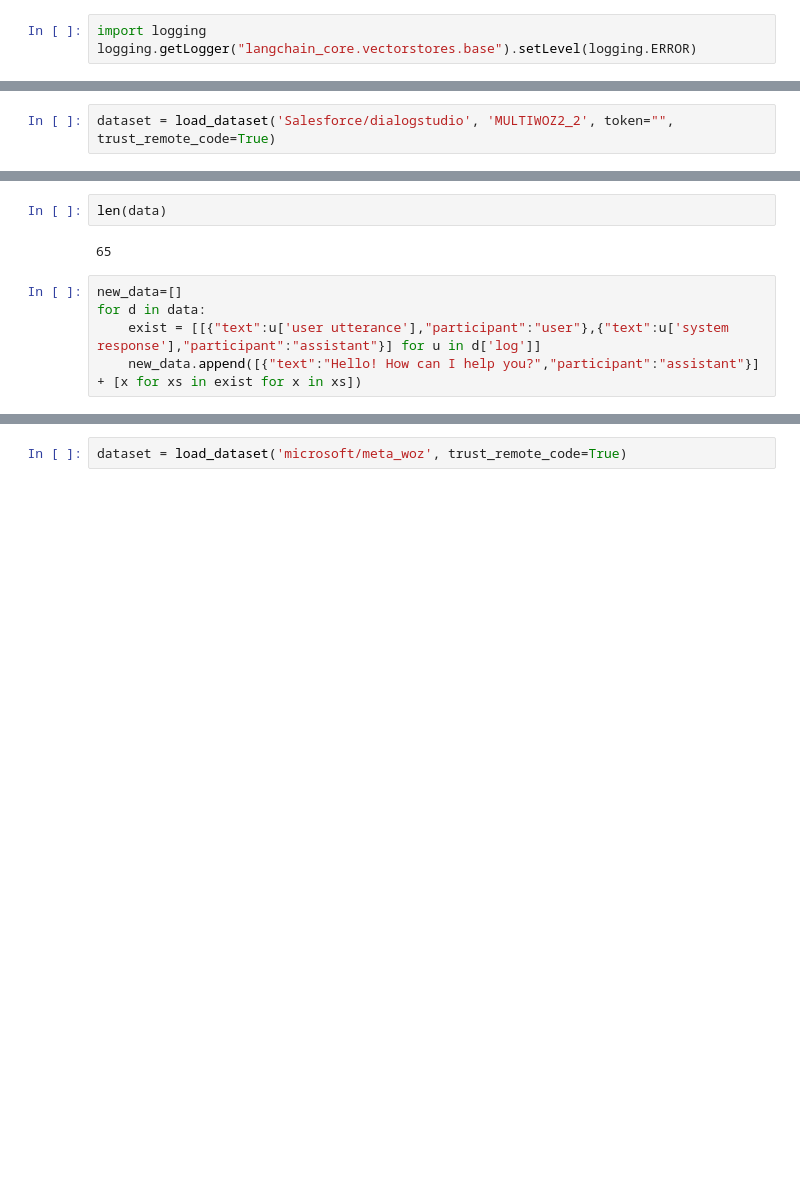
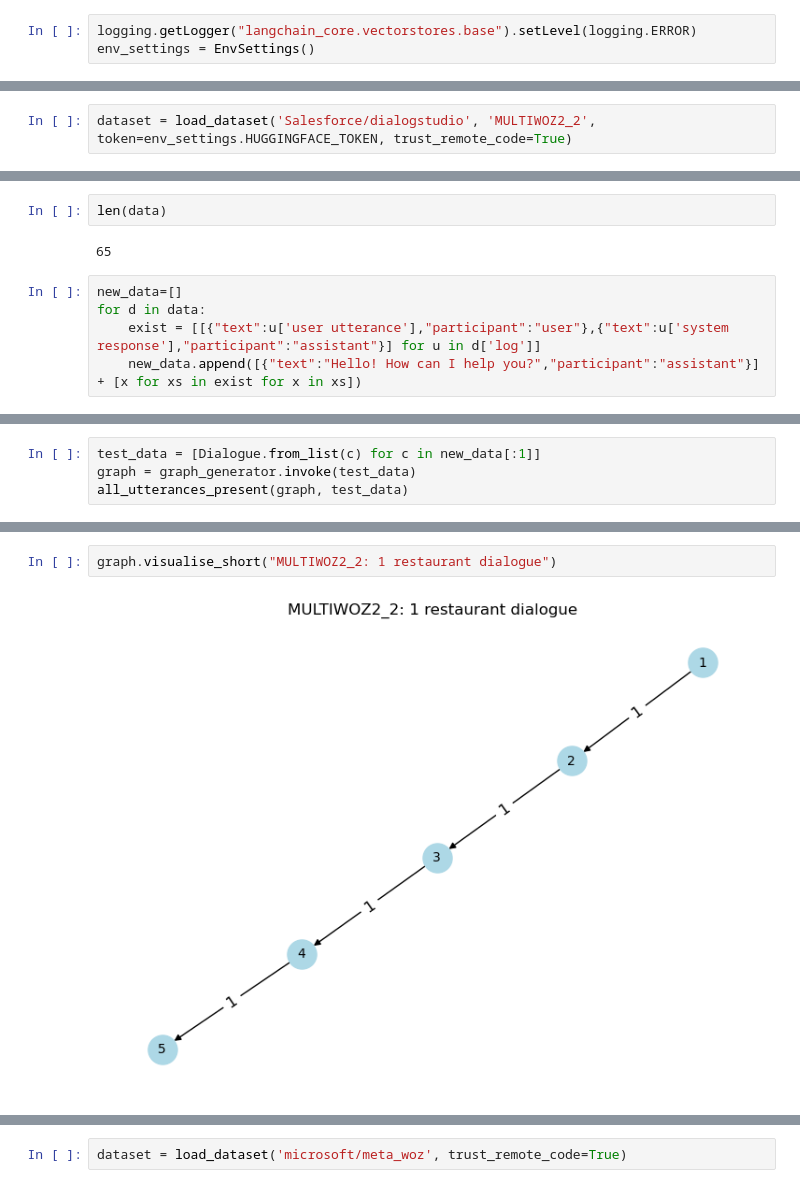
Before and after one commit to deeppavlov/dialogue2graph, a Jupyter notebook: experiments/exp20250218_extra_datasets/check_datasets.ipynb, the cells around one changed output, grey strips where cells are left out. Cells and saved outputs as stored; diff of their text form; blank space fills up the shorter version.

```diff
--- a/experiments/exp20250218_extra_datasets/check_datasets.ipynb
+++ b/experiments/exp20250218_extra_datasets/check_datasets.ipynb
@@ -4,3 +13,3 @@ from datasets import load_dataset
 # %%
-import logging
 logging.getLogger("langchain_core.vectorstores.base").setLevel(logging.ERROR)
+env_settings = EnvSettings()
@@ -13,2 +29,2 @@ from chatsky_llm_autoconfig.dialogue import Dialogue
 # %%
-dataset = load_dataset('Salesforce/dialogstudio', 'MULTIWOZ2_2', token="", trust_remote_code=True)
+dataset = load_dataset('Salesforce/dialogstudio', 'MULTIWOZ2_2', token=env_settings.HUGGINGFACE_TOKEN, trust_remote_code=True)
@@ -272,0 +93,4 @@ result_graph.visualise()
+# %%
+test_data = [Dialogue.from_list(c) for c in new_data[:1]]
+graph = graph_generator.invoke(test_data)
+all_utterances_present(graph, test_data)
@@ -272,0 +106,4 @@ result_graph.visualise()
+# %%
+graph.visualise_short("MULTIWOZ2_2: 1 restaurant dialogue")
+# %% [output]
+[figure, added]
```
Also changed, not shown: parts of 110 cells of this notebook, 7 other files.
